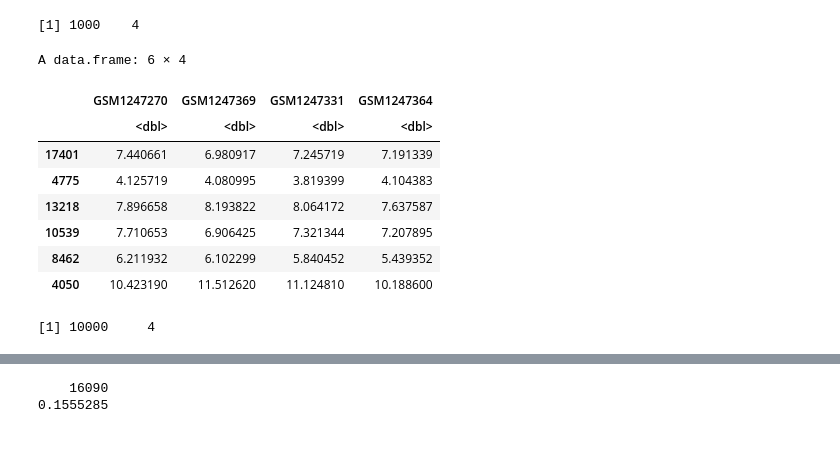
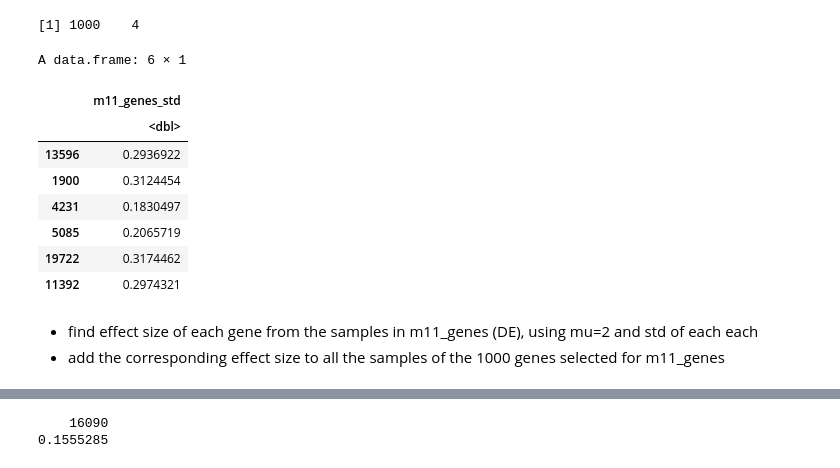
Before and after one commit to almedida/thesis, a Jupyter notebook: simulation.ipynb, the cells around one changed output, grey strips where cells are left out. Saved outputs shown, nothing was run; the diff lists cells and outputs as text; code cells hidden in the pictures.

```diff
--- a/simulation.ipynb
+++ b/simulation.ipynb
@@ -115,21 +115,26 @@ A data.frame: 6 × 4
 | 19722 | 7.244420 | 7.673153 | 6.916930 | 7.138304 |
 | 11392 | 8.459208 | 7.955292 | 8.075250 | 8.574453 |
 [1] 1000    4
-# %%
-
-
-trt_grp1_data = rand_selected_data[trt_grp1]
-head(trt_grp1_data)
-
-dim(trt_grp1_data)
-# %% [output]
-A data.frame: 6 × 4
-|  | GSM1247270 | GSM1247369 | GSM1247331 | GSM1247364 |
-|  | <dbl> | <dbl> | <dbl> | <dbl> |
-| 17401 | 7.440661 | 6.980917 | 7.245719 | 7.191339 |
-| 4775 | 4.125719 | 4.080995 | 3.819399 | 4.104383 |
-| 13218 | 7.896658 | 8.193822 | 8.064172 | 7.637587 |
-| 10539 | 7.710653 | 6.906425 | 7.321344 | 7.207895 |
-| 8462 | 6.211932 | 6.102299 | 5.840452 | 5.439352 |
-| 4050 | 10.423190 | 11.512620 | 11.124810 | 10.188600 |
-[1] 10000     4
+# %%
+mu=2
+m11_genes_std = apply(m11_data, 1, sd)
+
+df_m11_genes_std = data.frame(m11_genes_std)
+head(df_m11_genes_std)
+
+#genes_treatment_effect <- data.frame(rnorm(1000, mu*df_m11_genes_std, df_m11_genes_std))
+# %% [output]
+A data.frame: 6 × 1
+|  | m11_genes_std |
+|  | <dbl> |
+| 13596 | 0.2936922 |
+| 1900 | 0.3124454 |
+| 4231 | 0.1830497 |
+| 5085 | 0.2065719 |
+| 19722 | 0.3174462 |
+| 11392 | 0.2974321 |
+# %% [markdown]
+
+
+*   find effect size of each gene from the samples in m11_genes (DE), using mu=2 and std of each each
+*   add the corresponding effect size to all the samples of the 1000 genes selected for m11_genes
```
Also changed, not shown: parts of 3 cells of this notebook.
